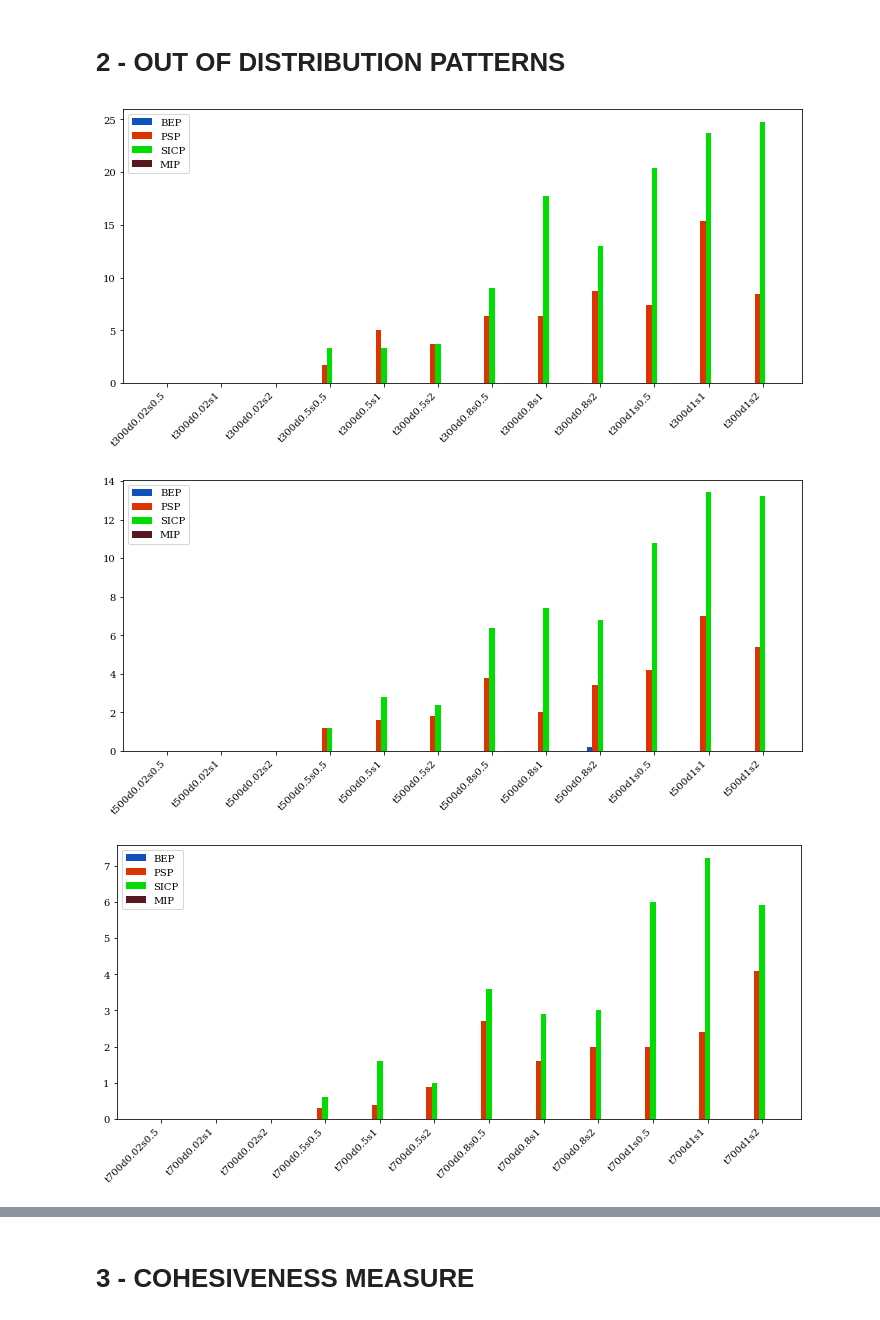
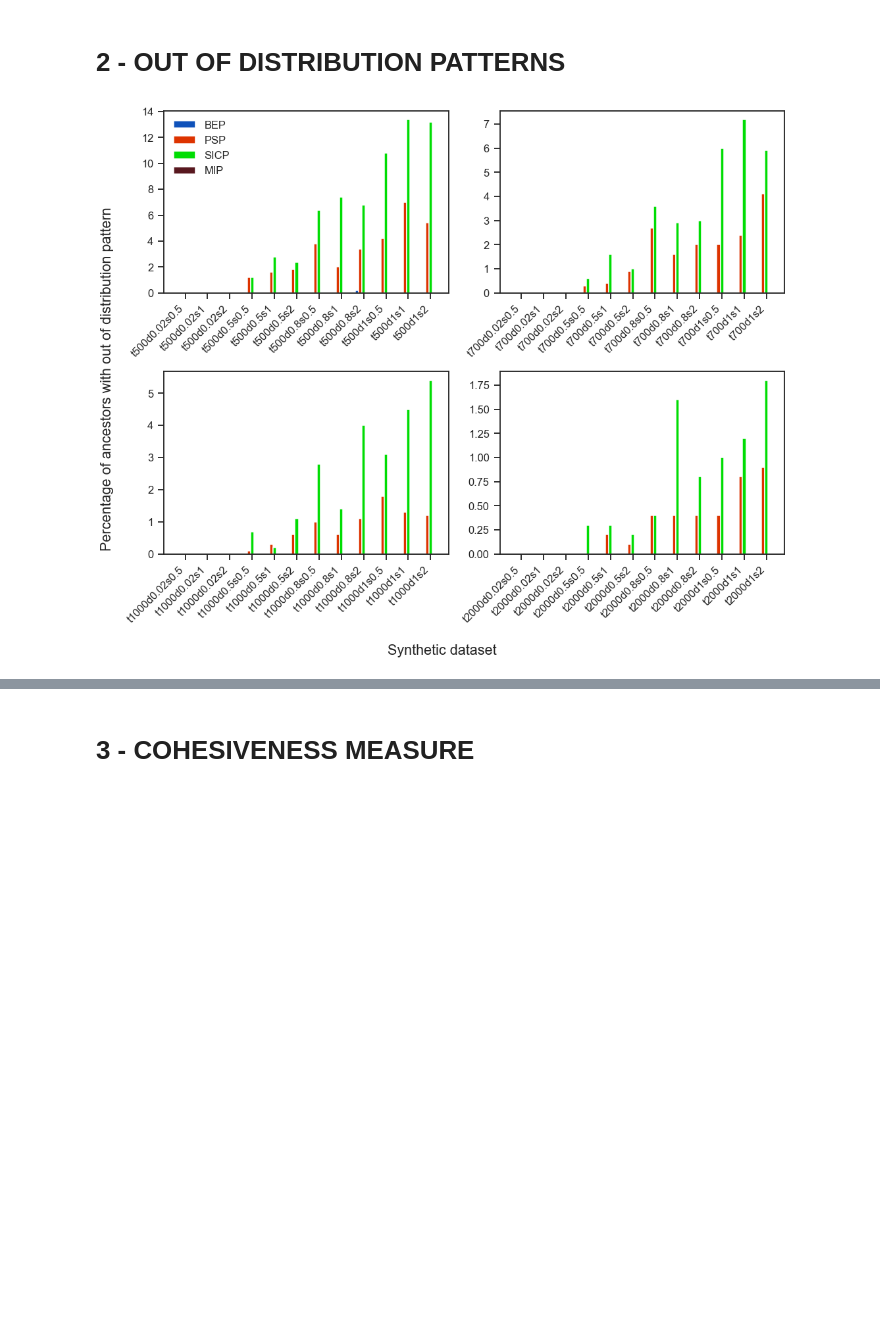
Before and after one commit to santule/indelmip, a Jupyter notebook: notebooks/synthetic_data_evaluation_plots.ipynb, the cells around one changed output, grey strips where cells are left out. Saved outputs shown, nothing was run; the diff lists cells and outputs as text; code cells hidden in the pictures; blank space fills up the shorter version.

```diff
--- a/notebooks/synthetic_data_evaluation_plots.ipynb
+++ b/notebooks/synthetic_data_evaluation_plots.ipynb
@@ -9,15 +9,21 @@ experiment_result_folder = '/Users/sanjanatule/Documents/uq/Projects/indelmip/ev
 data_folder = '/Users/sanjanatule/Documents/uq/Projects/indelmip/data/travis/'
 plot_output_folder = '/Users/sanjanatule/Documents/uq/Projects/indelmip/plots_for_paper/'
 # %%
-plt.rc('axes', titlesize=15)     # fontsize of the axes title
-plt.rc('axes', labelsize=10)    # fontsize of the x and y labels
+plt.rc('axes',  titlesize=15)     # fontsize of the axes title
+plt.rc('axes',  labelsize=10)    # fontsize of the x and y labels
 plt.rc('xtick', labelsize=10)    # fontsize of the tick labels
 plt.rc('ytick', labelsize=10)    # fontsize of the tick labels
-plt.rc('legend', fontsize=10)    # legend fontsize
-plt.rc('font', size=10)          # controls default text sizes
-plt.rcParams["figure.figsize"] = (10,5)
+plt.rc('legend',fontsize=10)    # legend fontsize
+plt.rc('font',  size=12)          # controls default text sizes
 plt.rcParams["font.family"] = "serif"
+plt.rcParams["font.serif"] = "Computer Modern Serif"
 colors = sns.color_palette('deep')
+plt.style.use('seaborn')
+sns.set(rc={'figure.figsize':(15,12)})
+sns.set_style("ticks")
+ref_syn_dataset = {(0,0): '500',(0,1):'700',(1,0):'1000',(1,1):'2000'}
+sns.set_context('talk')
+width = 0.3
 # %% [markdown]
 # 1 - DIFFERENCE IN INDEL EVENTS
 # %%
@@ -77,51 +77,50 @@ for extant_size in ['300','500','700','1000','2000']:
 # %% [markdown]
 # 2 - OUT OF DISTRIBUTION PATTERNS
 # %%
-for extant_size in ['300','500','700','1000','2000']:
+fig,axs = plt.subplots(tight_layout=True,nrows=2, ncols=2)
+for extant_size in ['500','700','1000','2000']:
 #     print(f"extant_size {extant_size}")
     with open(experiment_result_folder + extant_size + '_out_of_dist_evaluation_plot.csv', 'w') as outfile:
         outfile.write('protein_family,method,score\n')
         for (sub_folder, _, _) in walk(data_folder):
             if extant_size + 'd' in sub_folder :
                 os.chdir(sub_folder)
                 for fname in glob.glob("*out_dist_percent*"):
                     with open(fname) as infile:
                         for line in infile:
                             pr = sub_folder.split('/')[-1]
                             outfile.write(pr + ',' + line + '\n' )
 
-    cat_order = []
-    for d in ['0.02','0.5','0.8','1','2']:
-        for s in ['0.5','1','2']:
-            cat_order.append('t' + extant_size + 'd' + d + 's' + s)
+sns.set_context('talk')
+# generate plots
+for i in range(0,2):
+    for j in range(0,2):
 
-    score_data = pd.read_csv(experiment_result_folder + extant_size + '_out_of_dist_evaluation_plot.csv')
-    score_data['protein_family'] = pd.Categorical(score_data['protein_family'],cat_order)
-    score_data = score_data.sort_values(['protein_family',"method"])
-    score_data = score_data.pivot(index='protein_family', columns='method', values='score').reset_index()
+        score_data = pd.read_csv(experiment_result_folder + ref_syn_dataset[(i,j)] + '_out_of_dist_evaluation_plot.csv')
+        #score_data['protein_family'] = pd.Categorical(score_data['protein_family'],cat_order)
+        score_data = score_data.sort_values(['protein_family',"method"])
+        score_data = score_data.pivot(index='protein_family', columns='method', values='score').reset_index()
 
-    labels = score_data['protein_family']
-    x = np.arange(len(labels))
-    width = 0.2
-    fig,ax1 = plt.subplots(tight_layout=True)
-    rects1 = ax1.bar(x - width/2 - width/2, score_data['bep'], width/2, label='BEP',color='#0F52BA')
-    rects2 = ax1.bar(x - width/2, score_data['psp'], width/2, label='PSP',color='#DD3300')
-    rects3 = ax1.bar(x, score_data['sicp'], width/2, label='SICP',color='#00DD03')
-    rects4 = ax1.bar(x + width/2, score_data['mip'], width/2, label='MIP',color='#58181F')
-    ymin, ymax = plt.ylim()
 
-#     ax1.set_ylabel('% ancestors with out of distribution pattern')
-    ax1.set_xticks(x)
-    ax1.set_xticklabels(labels)
-#     ax1.set_xlabel('Syntheic Dataset')
-    plt.xticks(rotation=45,ha="right")
-    ax1.legend(loc="upper left")
-    bbox = ax1.get_tightbbox(fig.canvas.get_renderer())
-    filename = plot_output_folder + extant_size + "_synthetic_out_of_dist_comparison_plot.jpg"
-    fig.savefig(filename,dpi=1000)
-    #fig.tight_layout()
-    plt.show()
+        labels = score_data['protein_family']
+        x = np.arange(len(labels))
+        rects1 = axs[i,j].bar(x - width/2 - width/2, score_data['bep'], width/2, label='BEP',color='#0F52BA')
+        rects2 = axs[i,j].bar(x - width/2, score_data['psp'], width/2, label='PSP',color='#DD3300')
+        rects3 = axs[i,j].bar(x, score_data['sicp'], width/2, label='SICP',color='#00DD03')
+        rects4 = axs[i,j].bar(x + width/2, score_data['mip'], width/2, label='MIP',color='#58181F')
+        ymin, ymax = plt.ylim()
+        axs[i,j].set_xticks(x)
+        axs[i,j].set_xticklabels(labels)
+        plt.sca(axs[i,j])
+        plt.xticks(rotation=45,ha="right")
+        if i ==0 and j == 0:
+            axs[i,j].legend(loc="upper left")
+        bbox = axs[i,j].get_tightbbox(fig.canvas.get_renderer())
+
+fig.supxlabel('Synthetic dataset')
+fig.supylabel('Percentage of ancestors with out of distribution pattern')
+filename = plot_output_folder + "synthetic_out_of_dist_comparison_plot.jpg"
+fig.savefig(filename,dpi=1000)
+plt.show()
 # %% [output]
-[figure, old version]
+[figure, new version]
-[figure, removed]
-[figure, removed]
```
Also changed, not shown: parts of 5 cells of this notebook, 4 other files.
